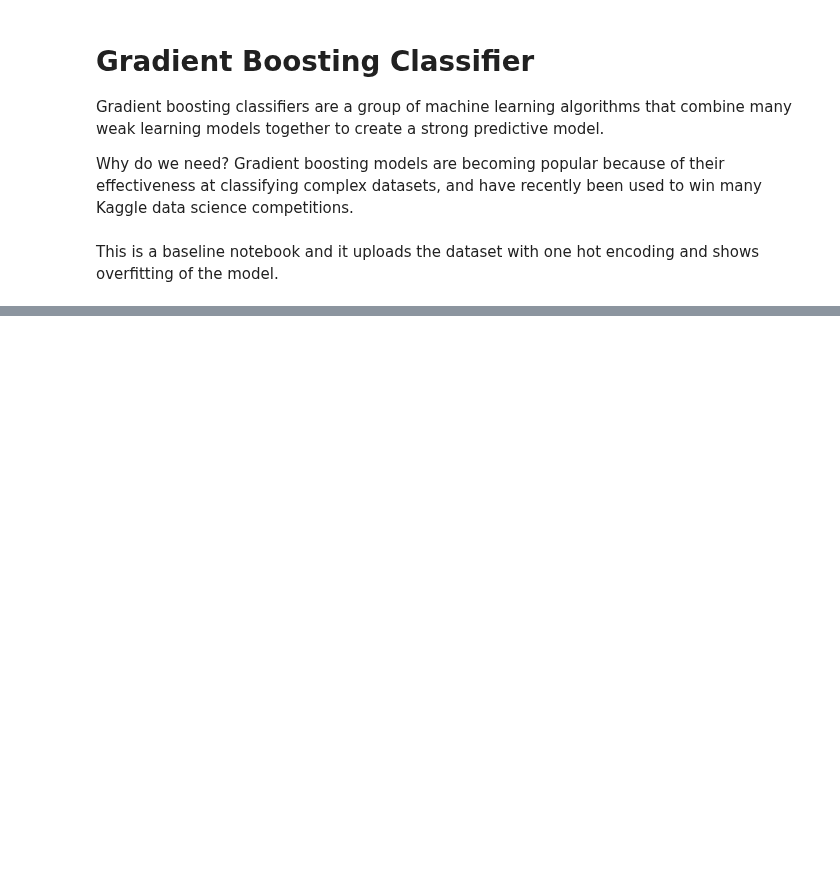
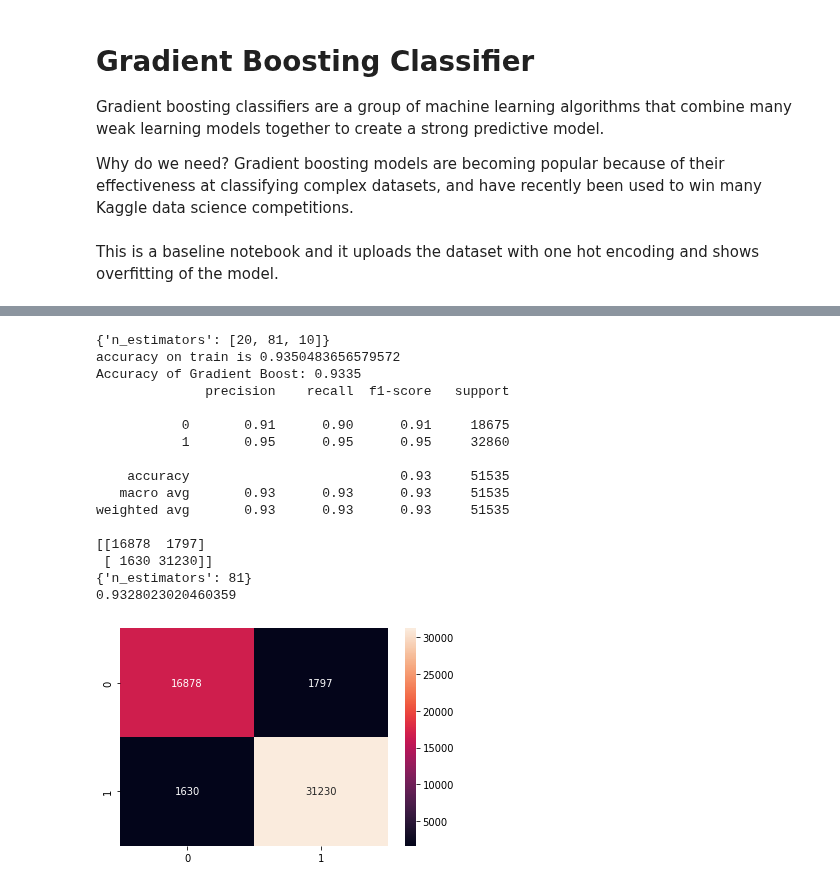
Before and after one commit to divyaKh/CMPE255Project, a Jupyter notebook: 5.ML_Models/baseline/GradientBoosterClassifer.ipynb, the cells around one changed output, grey strips where cells are left out. Drawn from its saved outputs; the diff is of its cells as text; code cells hidden in the pictures; blank space fills up the shorter version.

```diff
--- a/5.ML_Models/baseline/GradientBoosterClassifer.ipynb
+++ b/5.ML_Models/baseline/GradientBoosterClassifer.ipynb
@@ -193,0 +192,22 @@ Gradient Boost model accuracy score: 0.9332
+# %%
+dataframe2 = get_data('dataset_minmax_corr.csv')
+# %%
+grid_search2 = main(dataframe2,"MinMaxCorr")
+# %% [output]
+{'n_estimators': [20, 81, 10]}
+accuracy on train is 0.9350483656579572
+Accuracy of Gradient Boost: 0.9335
+              precision    recall  f1-score   support
+
+           0       0.91      0.90      0.91     18675
+           1       0.95      0.95      0.95     32860
+
+    accuracy                           0.93     51535
+   macro avg       0.93      0.93      0.93     51535
+weighted avg       0.93      0.93      0.93     51535
+
+[[16878  1797]
+ [ 1630 31230]]
+{'n_estimators': 81}
+0.9328023020460359
+[figure, added]
```
Also changed, not shown: parts of 46 cells of this notebook.
